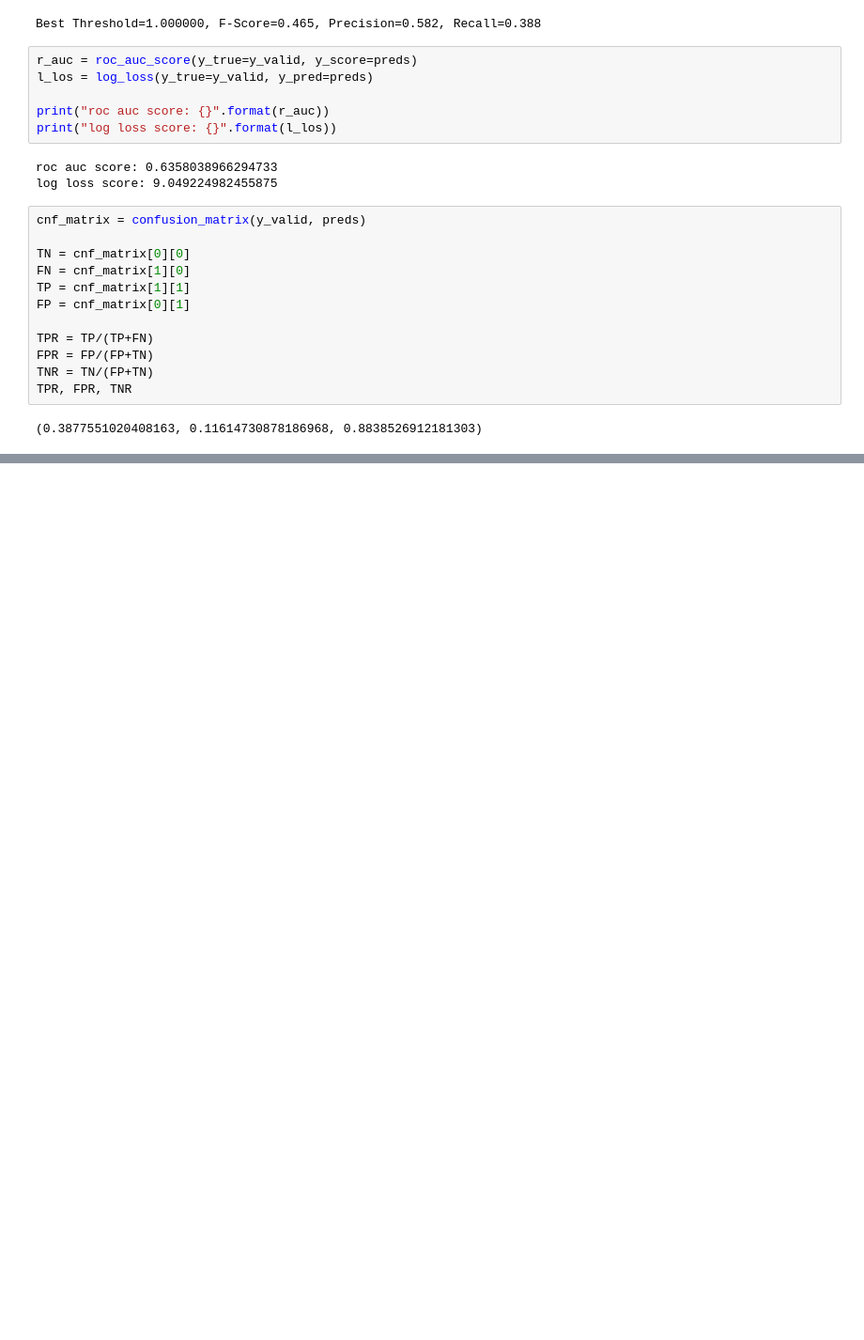
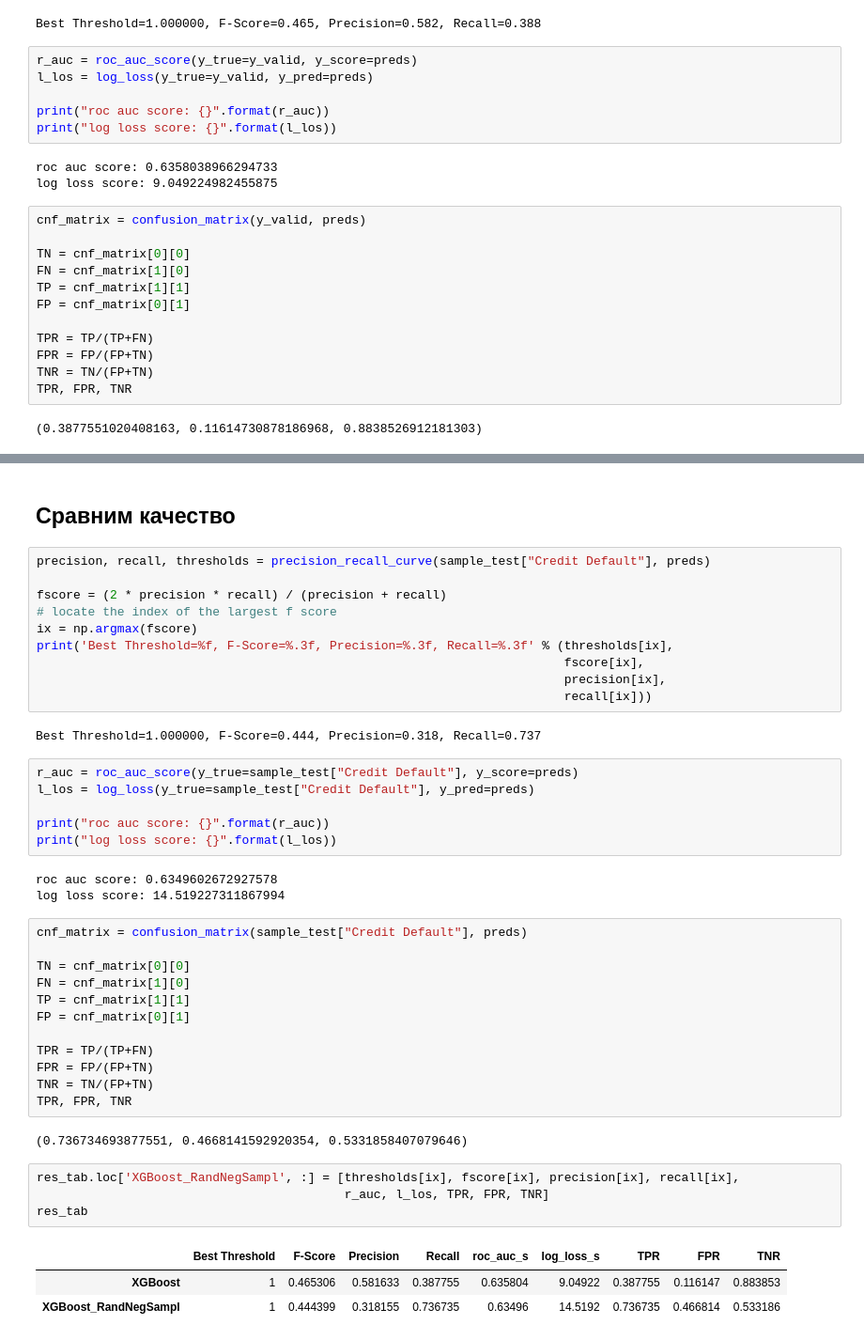
Before and after one commit to VitalyGladyshev/BML, a Jupyter notebook: BML2_HW6.ipynb, the cells around one changed output, grey strips where cells are left out. Shown at 94% size. Saved outputs shown, nothing was run; the diff lists cells and outputs as text; blank space fills up the shorter version.

```diff
--- a/BML2_HW6.ipynb
+++ b/BML2_HW6.ipynb
@@ -396,0 +492,45 @@ res_tab
+# %% [markdown]
+## Cравним качество
+# %%
+precision, recall, thresholds = precision_recall_curve(sample_test["Credit Default"], preds)
+
+fscore = (2 * precision * recall) / (precision + recall)
+# locate the index of the largest f score
+ix = np.argmax(fscore)
+print('Best Threshold=%f, F-Score=%.3f, Precision=%.3f, Recall=%.3f' % (thresholds[ix],
+                                                                        fscore[ix],
+                                                                        precision[ix],
+                                                                        recall[ix]))
+# %% [output]
+Best Threshold=1.000000, F-Score=0.444, Precision=0.318, Recall=0.737
+# %%
+r_auc = roc_auc_score(y_true=sample_test["Credit Default"], y_score=preds)
+l_los = log_loss(y_true=sample_test["Credit Default"], y_pred=preds)
+
+print("roc auc score: {}".format(r_auc))
+print("log loss score: {}".format(l_los))
+# %% [output]
+roc auc score: 0.6349602672927578
+log loss score: 14.519227311867994
+# %%
+cnf_matrix = confusion_matrix(sample_test["Credit Default"], preds)
+
+TN = cnf_matrix[0][0]
+FN = cnf_matrix[1][0]
+TP = cnf_matrix[1][1]
+FP = cnf_matrix[0][1]
+
+TPR = TP/(TP+FN)
+FPR = FP/(FP+TN)
+TNR = TN/(FP+TN)
+TPR, FPR, TNR
+# %% [output]
+(0.736734693877551, 0.4668141592920354, 0.5331858407079646)
+# %%
+res_tab.loc['XGBoost_RandNegSampl', :] = [thresholds[ix], fscore[ix], precision[ix], recall[ix],
+                                          r_auc, l_los, TPR, FPR, TNR]
+res_tab
+# %% [output]
+|  | Best Threshold | F-Score | Precision | Recall | roc_auc_s | log_loss_s | TPR | FPR | TNR |
+| XGBoost | 1 | 0.465306 | 0.581633 | 0.387755 | 0.635804 | 9.04922 | 0.387755 | 0.116147 | 0.883853 |
+| XGBoost_RandNegSampl | 1 | 0.444399 | 0.318155 | 0.736735 | 0.63496 | 14.5192 | 0.736735 | 0.466814 | 0.533186 |
```
Also changed, not shown: parts of 13 cells of this notebook.
